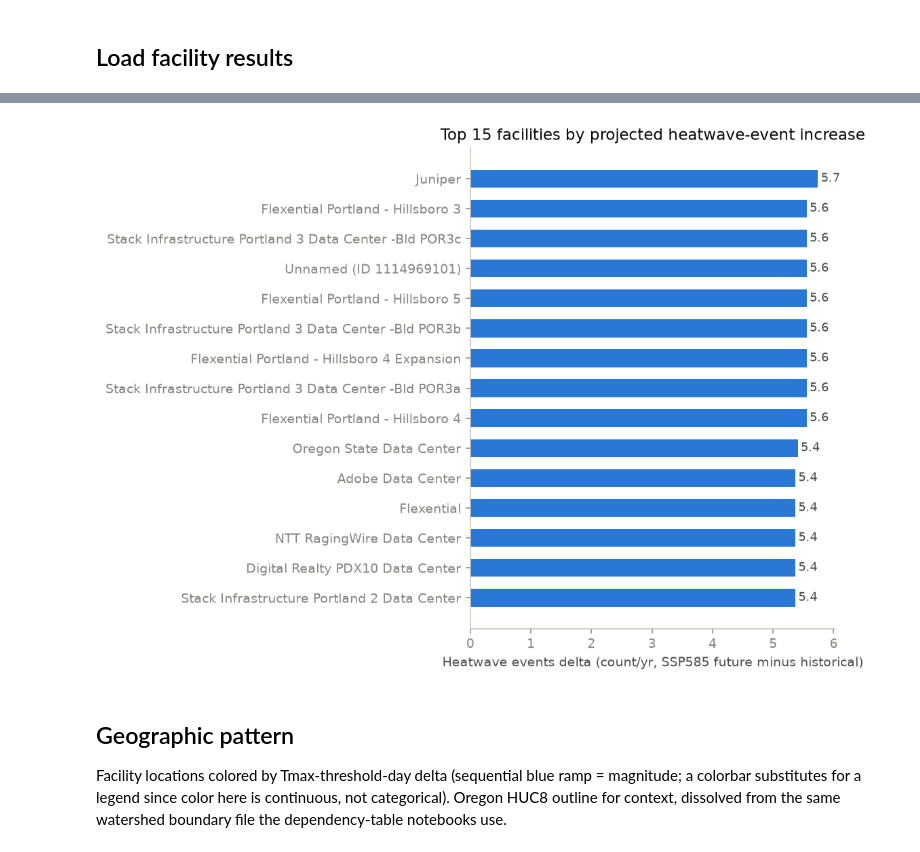
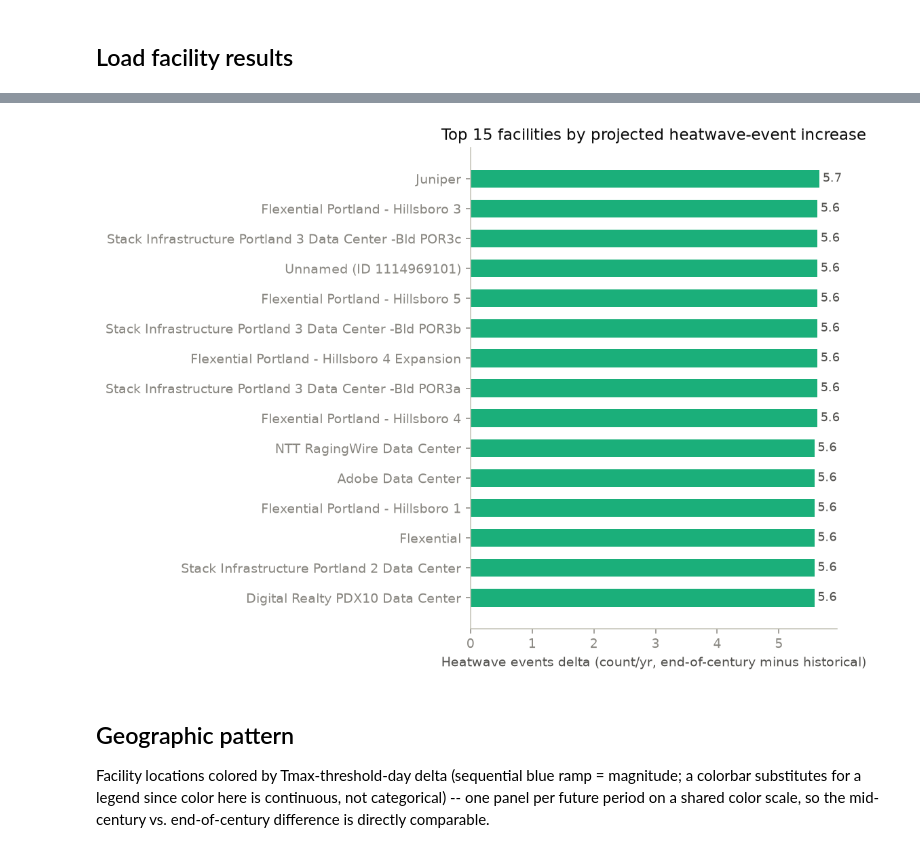
Before and after one commit to lauraqueen411/data-center-climate-risk, a Jupyter notebook: notebooks/facility_heat_indices_explore.ipynb, the cells around one changed output, grey strips where cells are left out. Saved outputs shown, nothing was run; the diff lists cells and outputs as text; code cells hidden in the pictures.

Commit message:
updated exploratory notebooks

```diff
--- a/notebooks/facility_heat_indices_explore.ipynb
+++ b/notebooks/facility_heat_indices_explore.ipynb
@@ -49,8 +53,25 @@ INK_SECONDARY = '#52514e'
 INK_MUTED = '#898781'
 GRIDLINE = '#e1e0d9'
 AXIS_LINE = '#c3c2b7'
-SERIES_BLUE = '#2a78d6'      # categorical slot 1 -- single-series marks
-SERIES_ORANGE = '#eb6834'    # categorical slot 2 -- used only where a 2nd series is real
+SERIES_BLUE = '#2a78d6'      # categorical slot 1 -- single-series marks, historical period
+SERIES_ORANGE = '#eb6834'    # categorical slot 2 -- mid-century period
+SERIES_AQUA = '#1baf7a'      # categorical slot 3 -- end-of-century period
+
+PERIOD_COLORS = {
+    'mid_century': SERIES_ORANGE,
+    'end_of_century': SERIES_AQUA,
+}
+PERIOD_LABELS = {
+    'historical': 'Historical (1985-2014)',
+    'mid_century': 'Mid-century (2045-2074)',
+    'end_of_century': 'End-of-century (2075-2100)',
+}
+PERIOD_COLUMN_SUFFIX = {
+    'historical': 'historical_1985_2014',
+    'mid_century': 'ssp585_2045_2074',
+    'end_of_century': 'ssp585_2075_2100',
+}
+FUTURE_PERIODS = ['mid_century', 'end_of_century']
 
 # Sequential one-hue blue ramp, light (near-zero) -> dark (high magnitude)
 SEQUENTIAL_BLUE_STEPS = [
@@ -170,26 +209,27 @@ identity), with direct end-labels since there are only 15 bars.
 # %%
-top15 = facilities.nlargest(15, 'heatwave_events_delta').sort_values('heatwave_events_delta')
+top15 = facilities.nlargest(15, 'heatwave_events_end_of_century_delta').sort_values('heatwave_events_end_of_century_delta')
 
 fig, ax = plt.subplots(figsize=(8, 6))
-bars = ax.barh(top15['facility_label'], top15['heatwave_events_delta'], color=SERIES_BLUE, height=0.6)
-for bar, value in zip(bars, top15['heatwave_events_delta']):
+bars = ax.barh(top15['facility_label'], top15['heatwave_events_end_of_century_delta'], color=SERIES_AQUA, height=0.6)
+for bar, value in zip(bars, top15['heatwave_events_end_of_century_delta']):
     ax.text(bar.get_width() + 0.05, bar.get_y() + bar.get_height() / 2, f'{value:.1f}',
             va='center', ha='left', fontsize=9, color=INK_SECONDARY)
 
-ax.set_xlabel('Heatwave events delta (count/yr, SSP585 future minus historical)')
+ax.set_xlabel('Heatwave events delta (count/yr, end-of-century minus historical)')
 ax.set_title('Top 15 facilities by projected heatwave-event increase', color=INK_PRIMARY, fontsize=12)
 ax.grid(axis='x')
 ax.grid(axis='y', visible=False)
 fig.tight_layout()
 plt.show()
 # %% [output]
-[figure, old version]
+[figure, new version]
 # %% [markdown]
 ## Geographic pattern
 
 Facility locations colored by Tmax-threshold-day delta (sequential blue
 ramp = magnitude; a colorbar substitutes for a legend since color here is
-continuous, not categorical). Oregon HUC8 outline for context, dissolved
-from the same watershed boundary file the dependency-table notebooks use.
+continuous, not categorical) -- one panel per future period on a shared
+color scale, so the mid-century vs. end-of-century difference is directly
+comparable.
 # %%
 projection = ccrs.PlateCarree()
```
Also changed, not shown: parts of 11 cells of this notebook, 1 other file.
